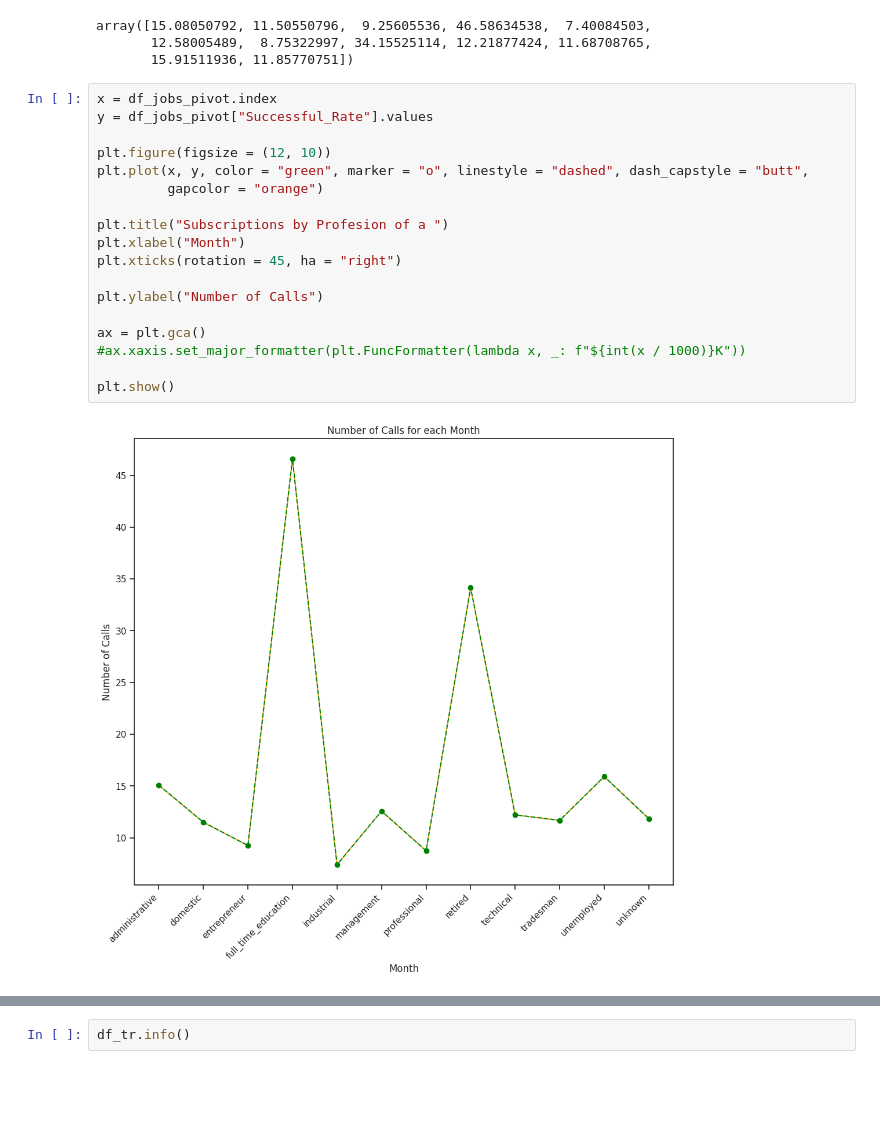
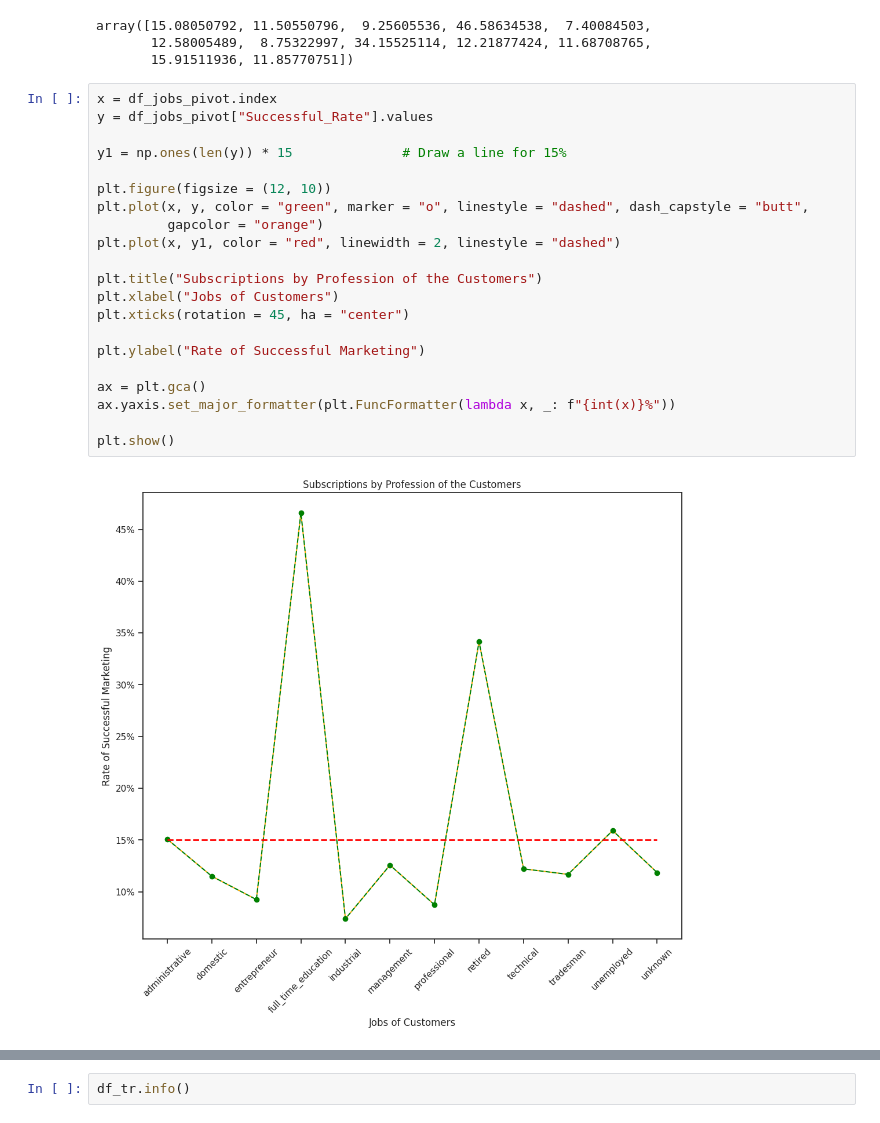
Before and after one commit to krasvachev/Data-Science-Case-Study, a Jupyter notebook: LittleBank_case_study.ipynb, the cells around one changed output, grey strips where cells are left out. Cells and saved outputs as stored; diff of their text form; blank space fills up the shorter version.

```diff
--- a/LittleBank_case_study.ipynb
+++ b/LittleBank_case_study.ipynb
@@ -1198,23 +1195,26 @@ array([15.08050792, 11.50550796,  9.25605536, 46.58634538,  7.40084503,
 # %%
 x = df_jobs_pivot.index
 y = df_jobs_pivot["Successful_Rate"].values
 
+y1 = np.ones(len(y)) * 15              # Draw a line for 15%
+
 plt.figure(figsize = (12, 10))
 plt.plot(x, y, color = "green", marker = "o", linestyle = "dashed", dash_capstyle = "butt",
          gapcolor = "orange")
+plt.plot(x, y1, color = "red", linewidth = 2, linestyle = "dashed")
 
-plt.title("Subscriptions by Profesion of a ")
-plt.xlabel("Month")
-plt.xticks(rotation = 45, ha = "right")
+plt.title("Subscriptions by Profession of the Customers")
+plt.xlabel("Jobs of Customers")
+plt.xticks(rotation = 45, ha = "center")
 
-plt.ylabel("Number of Calls")
+plt.ylabel("Rate of Successful Marketing")
 
 ax = plt.gca()
-#ax.xaxis.set_major_formatter(plt.FuncFormatter(lambda x, _: f"${int(x / 1000)}K"))
+ax.yaxis.set_major_formatter(plt.FuncFormatter(lambda x, _: f"{int(x)}%"))
 
 plt.show()
 # %% [output]
-[figure, old version]
+[figure, new version]
 # %%
 df_jobs_outcome_t = df_tr[df_tr["outcome"] == "True"].pivot_table(values = "outcome",
                                                                   index = "job",
```
Also changed, not shown: parts of 29 cells of this notebook, 1 other file.
